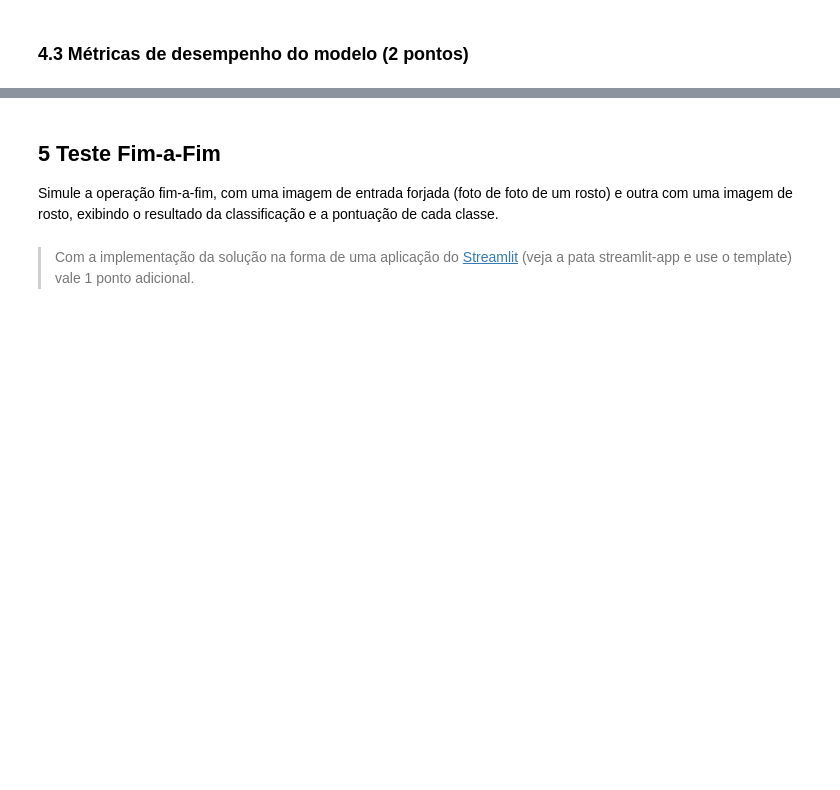
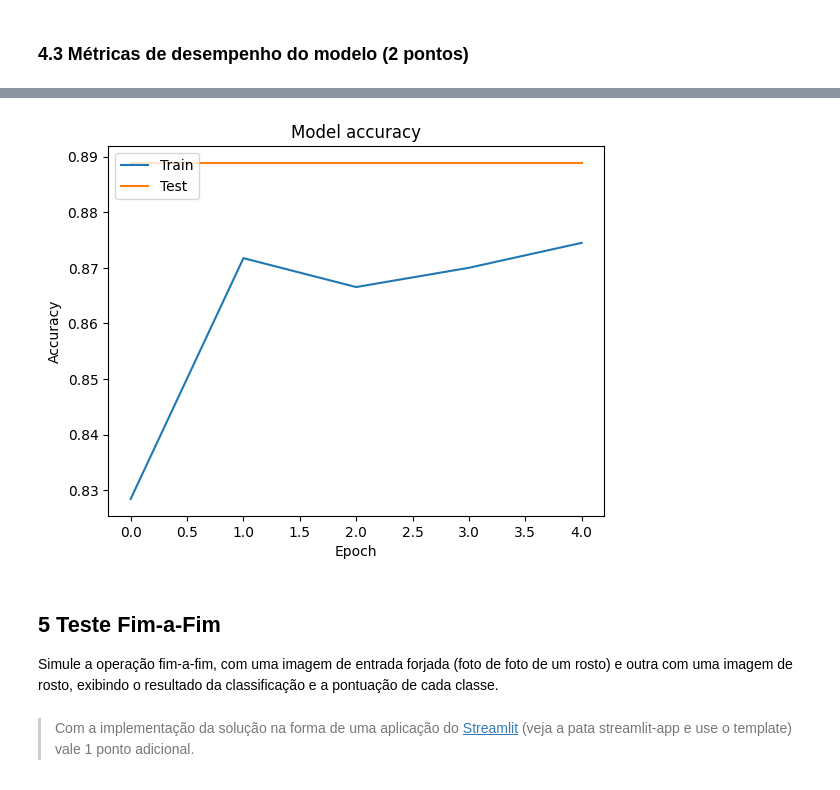
Before and after one commit to MBA-IA-GROUP-A/visao-computacional-detector-liveness, a Jupyter notebook: notebook/deteccao-liveness-notebook.ipynb, the cells around one changed output, grey strips where cells are left out. Drawn from its saved outputs; the diff is of its cells as text; code cells hidden in the pictures; blank space fills up the shorter version.

Commit message:
Finish training

```diff
--- a/notebook/deteccao-liveness-notebook.ipynb
+++ b/notebook/deteccao-liveness-notebook.ipynb
@@ -291,0 +290,7 @@ modelo_lbph.predict(roi)
+# %%
+X_train_liveness = X_train_liveness.to_numpy()
+X_test_liveness = X_test_liveness.to_numpy()
+X_train_liveness = np.array([np.array(xi) for xi in X_train_liveness])
+X_test_liveness = np.array([np.array(xi) for xi in X_test_liveness])
+
+X_train_liveness.shape, X_test_liveness.shape, y_train_liveness.shape, y_test_liveness.shape
@@ -291,0 +299,14 @@ modelo_lbph.predict(roi)
+# %%
+model = tf.keras.models.Sequential([
+  tf.keras.layers.Input(shape=[*IMAGE_SIZE, 1]),
+  tf.keras.layers.Conv2D(32, 3, activation='relu', padding='same'),
+  tf.keras.layers.MaxPooling2D(3),
+  tf.keras.layers.Conv2D(96, 3, activation='relu', padding='same'),
+  tf.keras.layers.Conv2D(96, 3, activation='relu', padding='same'),
+  tf.keras.layers.MaxPooling2D(3),
+  tf.keras.layers.Flatten(),
+  tf.keras.layers.Dense(20,activation='relu'),
+  tf.keras.layers.BatchNormalization(),
+  tf.keras.layers.Dense(20,activation='relu'),
+  tf.keras.layers.Dense(1,activation='sigmoid')
+])
@@ -291,0 +333,5 @@ modelo_lbph.predict(roi)
+# %%
+optimizer = tf.keras.optimizers.Nadam()
+model.compile(loss="binary_crossentropy", optimizer=optimizer, metrics='binary_accuracy')
+# %%
+history = model.fit(X_train_liveness, y_train_liveness, epochs=5, steps_per_epoch=X_train_liveness.__len__()//BATCH_SIZE, validation_split=0.1, shuffle=False, use_multiprocessing=True)
@@ -294,3 +355,13 @@ modelo_lbph.predict(roi)
+# %%
+plt.plot(history.history['binary_accuracy'])
+plt.plot(history.history['val_binary_accuracy'])
+plt.title('Model accuracy')
+plt.ylabel('Accuracy')
+plt.xlabel('Epoch')
+plt.legend(['Train', 'Test'], loc='upper left')
+plt.show()
+# %% [output]
+[figure, added]
 # %% [markdown]
 ## 5 Teste Fim-a-Fim
 
```
Also changed, not shown: parts of 28 cells of this notebook, 10 other files.
